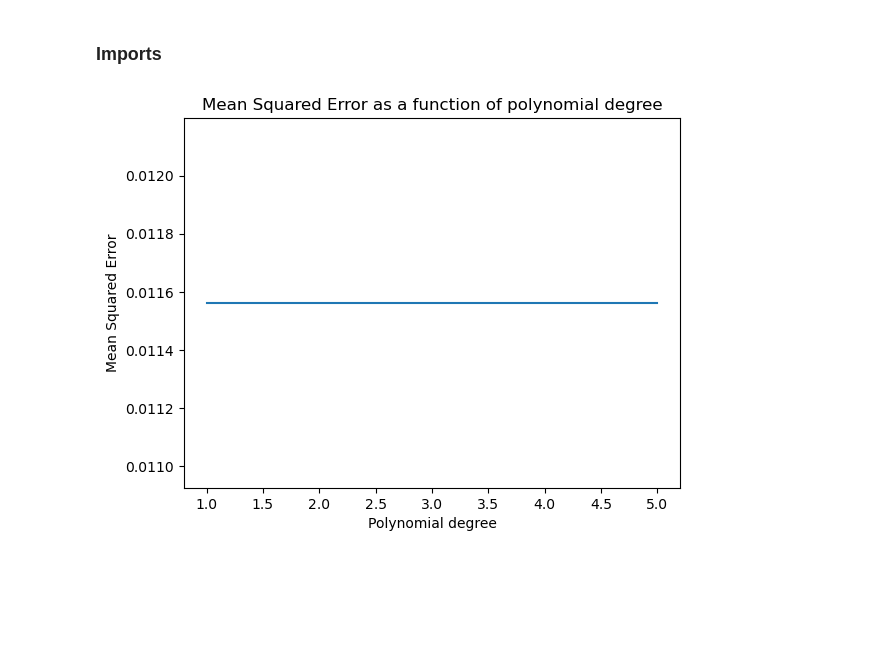
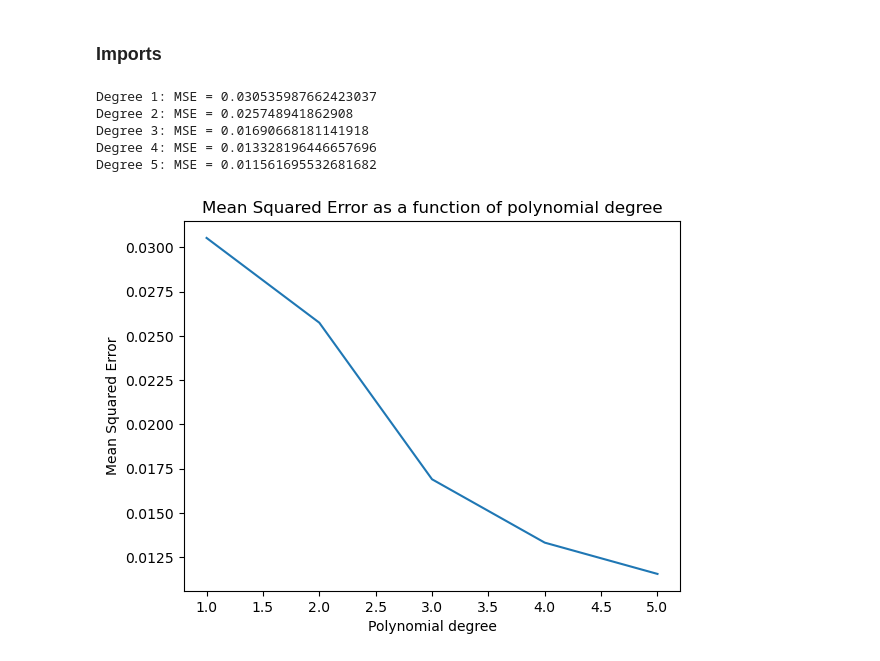
Before and after one commit to martin-og-ingar/FYS-STK4155-Project1, a Jupyter notebook: src/partA.ipynb, the cells around one changed output. Drawn from its saved outputs; the diff is of its cells as text; code cells hidden in the pictures; blank space fills up the shorter version.

Commit message:
updated to use functions instead.

```diff
--- a/src/partA.ipynb
+++ b/src/partA.ipynb
@@ -26,43 +26,56 @@ from sklearn.linear_model import LinearRegression
 def mean_squared_error(y_data, y_model):
     n = np.size(y_model)
     return np.sum((y_data-y_model)**2)/n
 
 def FrankeFunction(x,y):
     term1 = 0.75*np.exp(-(0.25*(9*x-2)**2) - 0.25*((9*y-2)**2))
     term2 = 0.75*np.exp(-((9*x+1)**2)/49.0 - 0.1*(9*y+1))
     term3 = 0.5*np.exp(-(9*x-7)**2/4.0 - 0.25*((9*y-3)**2))
     term4 = -0.2*np.exp(-(9*x-4)**2 - (9*y-7)**2)
     return term1 + term2 + term3 + term4
 
 # Generate the data
 np.random.seed(42)
 n = 1000
-
 x = np.random.uniform(0, 1, n)
 y = np.random.uniform(0, 1, n)
 noise = 0.1*np.random.normal(0, 1, n)
-z = FrankeFunction(x, y) + noise
+Z = FrankeFunction(x, y) + noise
 
 # Potentially make this a function so that we can adjust the degree of the polynomial easily.
+def prep_poly_feartures(x, y, degree):
+  poly = PolynomialFeatures(degree)
+  X_poly = poly.fit_transform(np.vstack((x,y)).T)
+  return X_poly
+
+def poly_regression_and_mse(degree, X, y, Z):
+  poly_features = prep_poly_feartures(X, y, degree)
+  model = LinearRegression()
+  model.fit(poly_features, Z)
+  Z_pred = model.predict(poly_features)
+  mse = mean_squared_error(Z, Z_pred)
+  return mse
+
 mse_results = {}
 for degree in range(1,6):
-  poly = PolynomialFeatures(degree=5)
-  X_poly = poly.fit_transform(np.vstack((x,y)).T)
-
-  model = LinearRegression()
-  model.fit(X_poly, z)
-  z_pred = model.predict(X_poly)
-  mse_results[degree] = mean_squared_error(z, z_pred)
+  mse = poly_regression_and_mse(degree, x, y, Z)
+  mse_results[degree] = mse
+  print(f"Degree {degree}: MSE = {mse}")
 
 
 plt.figure()
 plt.plot(list(mse_results.keys()), list(mse_results.values()))
 plt.xlabel('Polynomial degree')
 plt.ylabel('Mean Squared Error')
 plt.title('Mean Squared Error as a function of polynomial degree')
 plt.show()
 # %% [output]
+Degree 1: MSE = 0.030535987662423037
+Degree 2: MSE = 0.025748941862908
+Degree 3: MSE = 0.01690668181141918
+Degree 4: MSE = 0.013328196446657696
+Degree 5: MSE = 0.011561695532681682
-[figure, old version]
+[figure, new version]
 # %%
 x = np.random.rand(100)
 x
```
